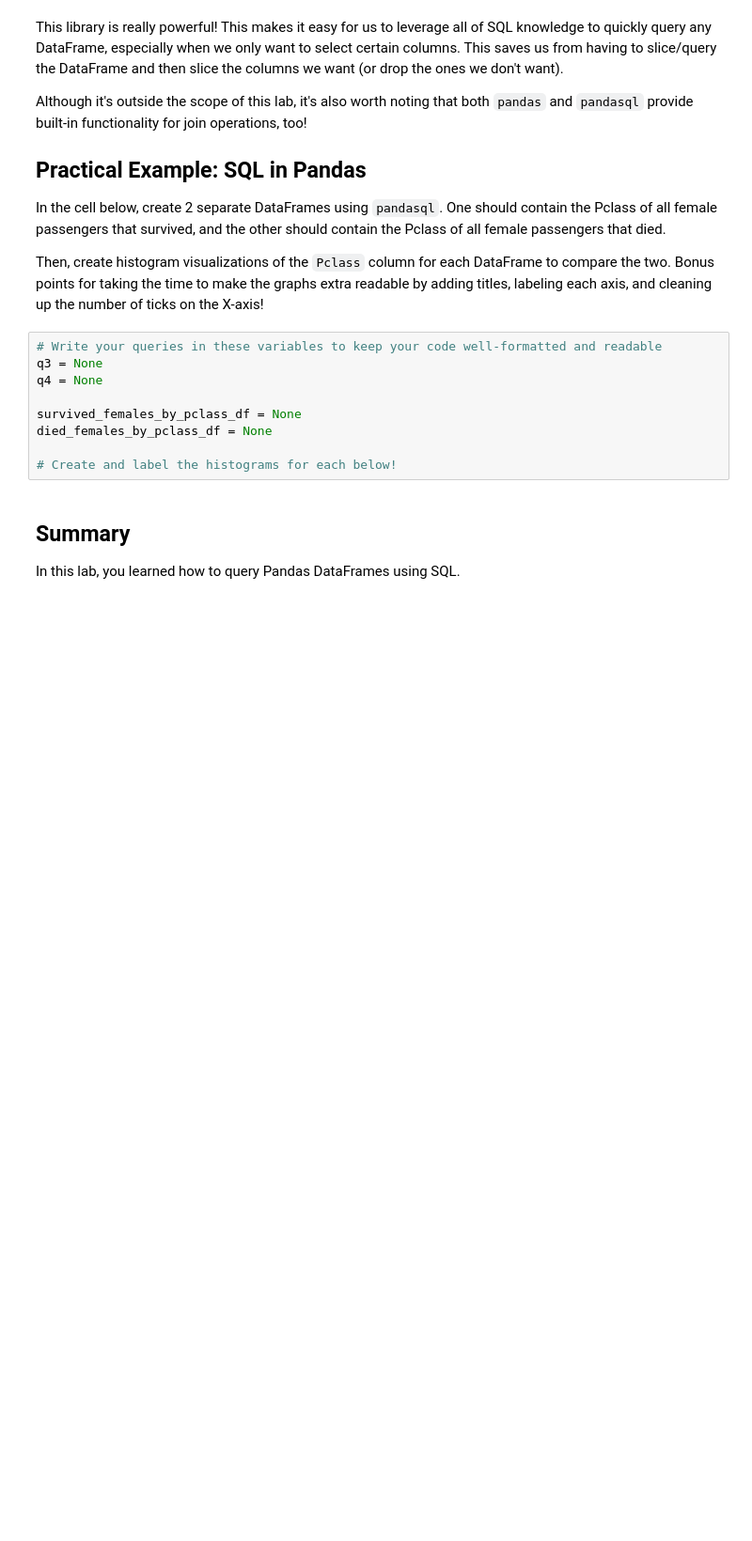
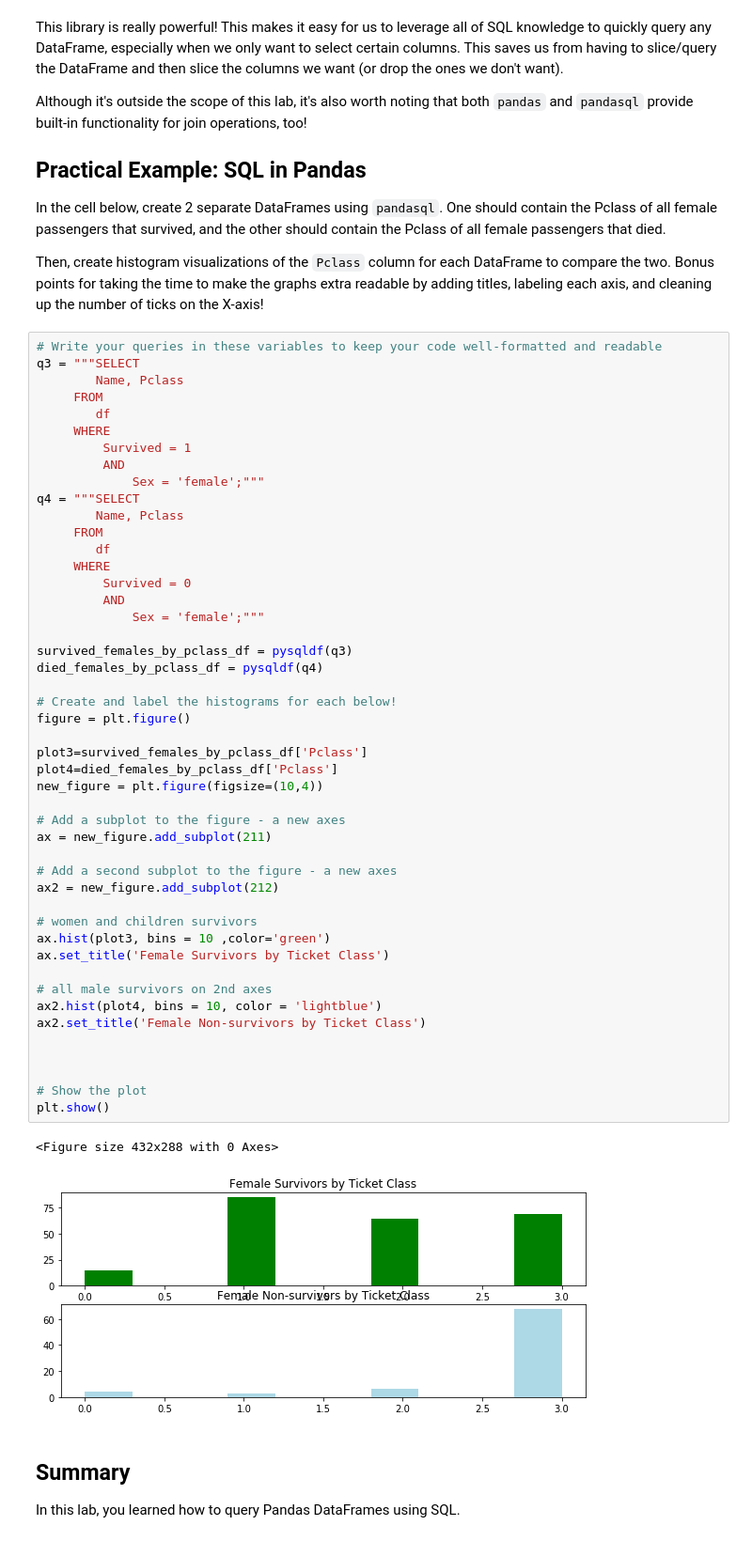
Before and after one commit to MissAle17/dsc-0-05-16-sql-with-pandas-online-ds-sp-000, a Jupyter notebook: index.ipynb, the cells around one changed output. Shown at 94% size. Drawn from its saved outputs; the diff is of its cells as text; blank space fills up the shorter version.

```diff
--- a/index.ipynb
+++ b/index.ipynb
@@ -341,15 +341,56 @@ Although it's outside the scope of this lab, it's also worth noting that both `p
 In the cell below, create 2 separate DataFrames using `pandasql`.  One should contain the Pclass of all female passengers that survived, and the other should contain the Pclass of all female passengers that died.
 
 Then, create histogram visualizations of the `Pclass` column for each DataFrame to compare the two.  Bonus points for taking the time to make the graphs extra readable by adding titles, labeling each axis, and cleaning up the number of ticks on the X-axis!
-# %%
-# Write your queries in these variables to keep your code well-formatted and readable
-q3 = None
-q4 = None
-
-survived_females_by_pclass_df = None
-died_females_by_pclass_df = None
-
-# Create and label the histograms for each below!
+# %%
+# Write your queries in these variables to keep your code well-formatted and readable
+q3 = """SELECT
+        Name, Pclass
+     FROM
+        df
+     WHERE
+         Survived = 1
+         AND
+             Sex = 'female';"""
+q4 = """SELECT
+        Name, Pclass
+     FROM
+        df
+     WHERE
+         Survived = 0
+         AND
+             Sex = 'female';"""
+
+survived_females_by_pclass_df = pysqldf(q3)
+died_females_by_pclass_df = pysqldf(q4)
+
+# Create and label the histograms for each below!
+figure = plt.figure()
+
+plot3=survived_females_by_pclass_df['Pclass']
+plot4=died_females_by_pclass_df['Pclass']
+new_figure = plt.figure(figsize=(10,4))
+
+# Add a subplot to the figure - a new axes
+ax = new_figure.add_subplot(211)
+
+# Add a second subplot to the figure - a new axes
+ax2 = new_figure.add_subplot(212)
+
+# women and children survivors
+ax.hist(plot3, bins = 10 ,color='green')
+ax.set_title('Female Survivors by Ticket Class')
+
+# all male survivors on 2nd axes
+ax2.hist(plot4, bins = 10, color = 'lightblue')
+ax2.set_title('Female Non-survivors by Ticket Class')
+
+
+
+# Show the plot
+plt.show()
+# %% [output]
+<Figure size 432x288 with 0 Axes>
+[figure, added]
 # %% [markdown]
 ## Summary
 
```
